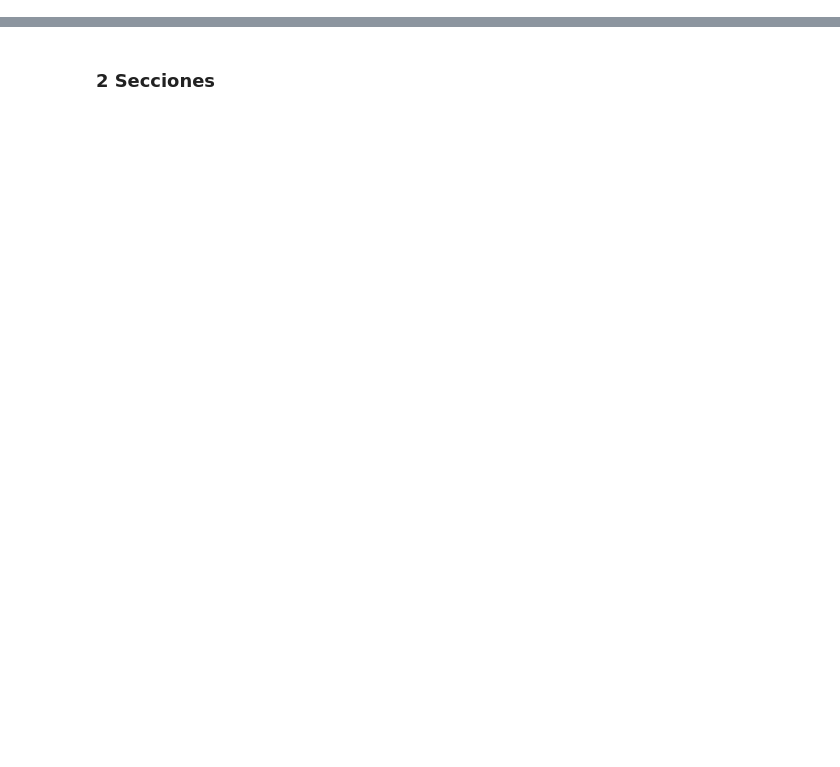
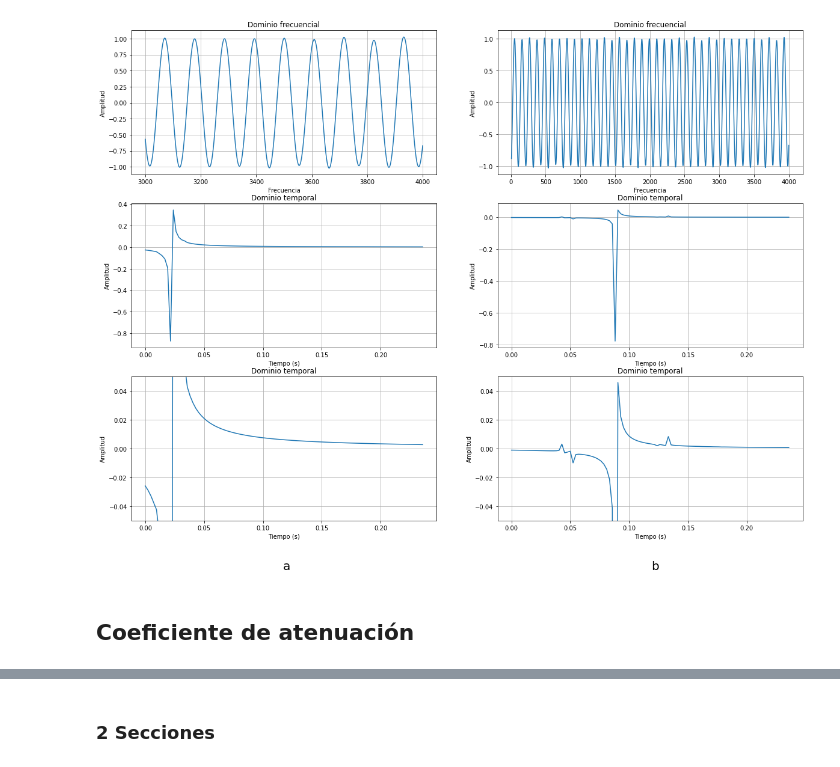
Before and after one commit to JuanpaGaviria/Acustic-Pulse-Reflectometry, a Jupyter notebook: APR.ipynb, the cells around one changed output, grey strips where cells are left out. Drawn from its saved outputs; the diff is of its cells as text; code cells hidden in the pictures; blank space fills up the shorter version.

```diff
--- a/APR.ipynb
+++ b/APR.ipynb
@@ -9,0 +220,59 @@ import matplotlib.pyplot as plt
+# %%
+lim1 = 100
+lim2 = 100
+
+fig, axs = plt.subplots(nrows=3, ncols=2, figsize=(20,15))
+
+# Primer columna
+axs[0,0].plot(w, response1)
+axs[0,0].set_title("Dominio frecuencial")
+axs[0,0].set_xlabel('Frecuencia')
+axs[0,0].set_ylabel('Amplitud')
+axs[0,0].grid()
+
+line1, = axs[1,0].plot(t[:lim1], np.real(ift1)[:lim1], label='parte real')
+#line2, = axs[1,0].plot(t[:lim1], np.imag(ift1)[:lim1], label='parte imaginaria')
+axs[1,0].set_title("Dominio temporal")
+axs[1,0].set_xlabel('Tiempo (s)')
+axs[1,0].set_ylabel('Amplitud')
+axs[1,0].grid()
+
+line3, = axs[2,0].plot(t[:lim1], np.real(ift1)[:lim1], label='parte real')
+#line4, = axs[2,0].plot(t[:lim1], np.imag(ift1)[:lim1], label='parte imaginaria')
+axs[2,0].set_ylim(-0.05,0.05)
+axs[2,0].set_title("Dominio temporal")
+axs[2,0].set_xlabel('Tiempo (s)')
+axs[2,0].set_ylabel('Amplitud')
+axs[2,0].grid()
+
+# Segunda columna
+axs[0,1].plot(w2, response2)
+axs[0,1].set_title("Dominio frecuencial")
+axs[0,1].set_xlabel('Frecuencia')
+axs[0,1].set_ylabel('Amplitud')
+axs[0,1].grid()
+
+line5, = axs[1,1].plot(t2[:lim2], np.real(ift2)[:lim2], label='parte real')
+#line6, = axs[1,1].plot(t2[:lim2], np.imag(ift2)[:lim2], label='parte imaginaria')
+axs[1,1].set_title("Dominio temporal")
+axs[1,1].set_xlabel('Tiempo (s)')
+axs[1,1].set_ylabel('Amplitud')
+axs[1,1].grid()
+
+line7, = axs[2,1].plot(t2[:lim2], np.real(ift2)[:lim2], label='parte real')
+#line8, = axs[2,1].plot(t2[:lim2], np.imag(ift2)[:lim2], label='parte imaginaria')
+axs[2,1].set_ylim(-0.05,0.05)
+axs[2,1].set_title("Dominio temporal")
+axs[2,1].set_xlabel('Tiempo (s)')
+axs[2,1].set_ylabel('Amplitud')
+axs[2,1].grid()
+
+# Agregar letra "a" y "b" a cada columna
+fig.text(0.3, 0.05, 'a', fontsize=20)
+fig.text(0.725, 0.05, 'b', fontsize=20)
+
+plt.show()
+# %% [output]
+[figure, added]
+# %% [markdown]
+## Coeficiente de atenuación
```
Also changed, not shown: parts of 28 cells of this notebook, 2 other files.
